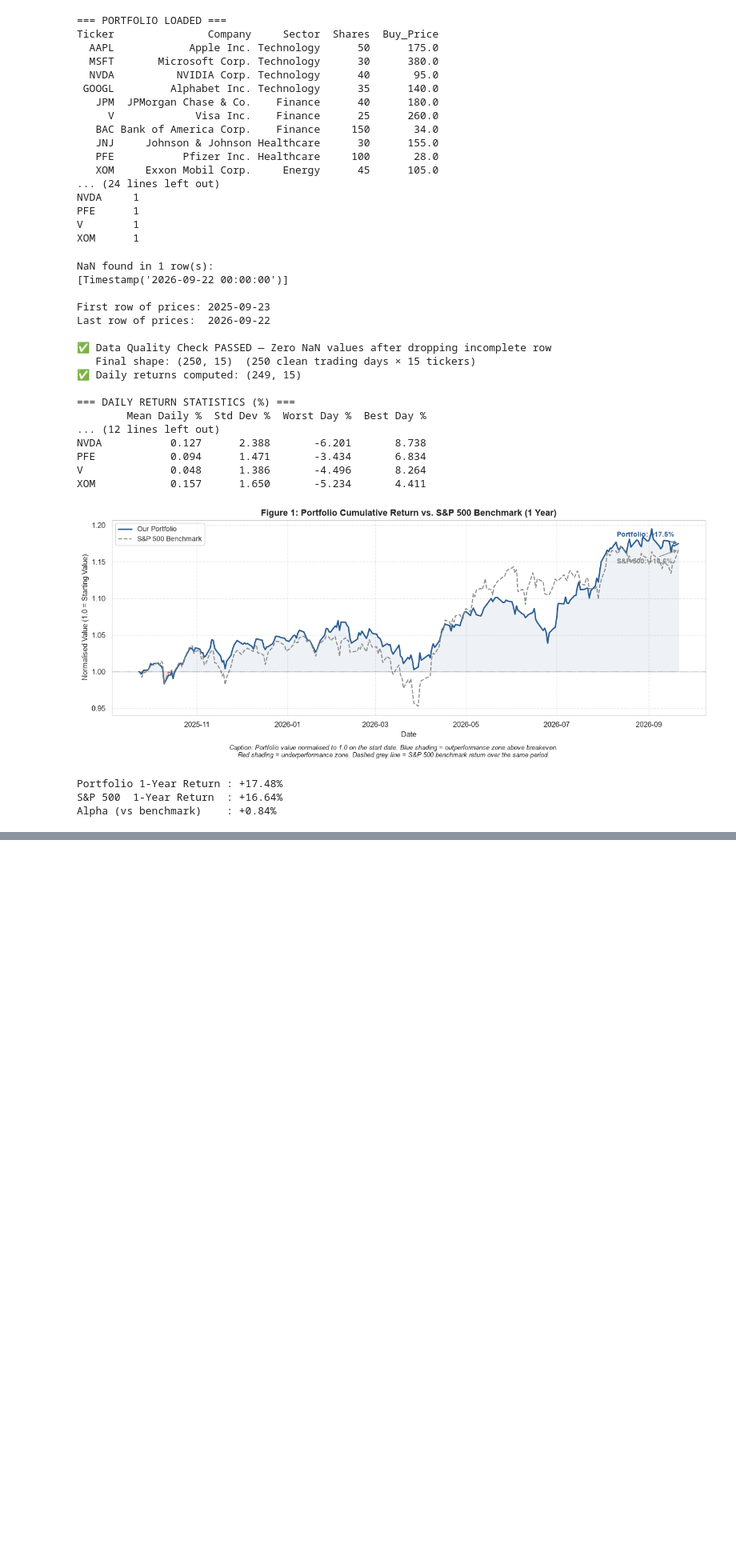
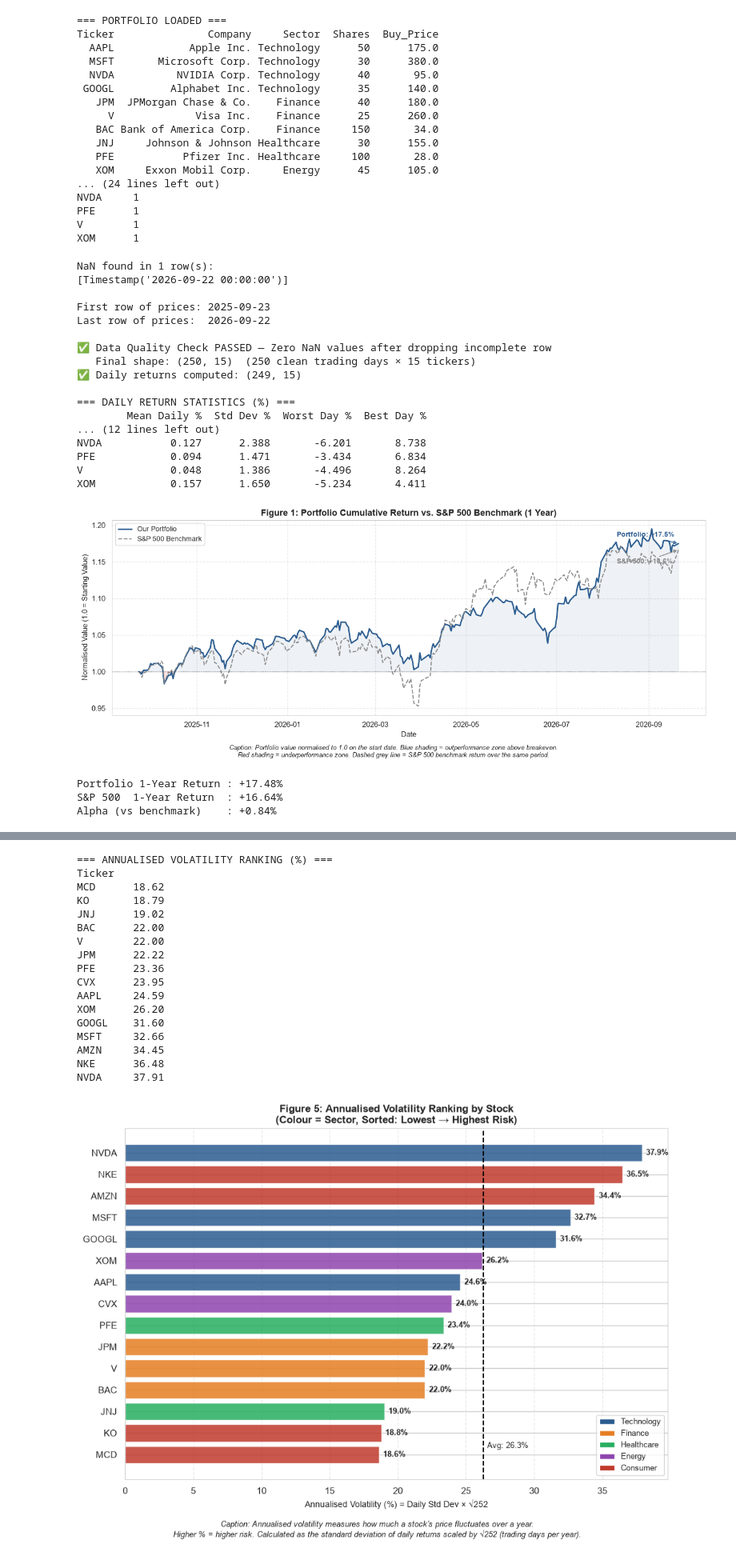
Before and after one commit to clivemisiko/ai_foundations, a Jupyter notebook: capstone_baseline.ipynb, the cells around one changed output, grey strips where cells are left out. Shown at 80% size. Saved outputs shown, nothing was run; the diff lists cells and outputs as text; code cells hidden in the pictures; blank space fills up the shorter version.

```diff
--- a/capstone_baseline.ipynb
+++ b/capstone_baseline.ipynb
@@ -191,0 +395,72 @@ Alpha (vs benchmark)    : +0.84%
+# %%
+# ── Annualised volatility = daily std × √252 trading days ────────────────────
+annual_vol = (daily_returns.std() * np.sqrt(252)).sort_values()
+
+print("=== ANNUALISED VOLATILITY RANKING (%) ===")
+print(annual_vol.round(2).to_string())
+
+# ── Horizontal bar chart (sorted lowest → highest) ────────────────────────────
+fig, ax = plt.subplots(figsize=(10, 7))
+
+colors = []
+for ticker in annual_vol.index:
+    sector = portfolio.set_index('Ticker').loc[ticker, 'Sector']
+    sector_colors = {
+        'Technology': '#2b5c8f',
+        'Finance':    '#e67e22',
+        'Healthcare': '#27ae60',
+        'Energy':     '#8e44ad',
+        'Consumer':   '#c0392b'
+    }
+    colors.append(sector_colors[sector])
+
+bars = ax.barh(annual_vol.index, annual_vol.values, color=colors, alpha=0.85, edgecolor='white')
+
+# Annotate each bar with the exact % value
+for bar, val in zip(bars, annual_vol.values):
+    ax.text(val + 0.3, bar.get_y() + bar.get_height()/2,
+            f'{val:.1f}%', va='center', fontsize=9, fontweight='bold')
+
+# Legend for sector colours
+from matplotlib.patches import Patch
+legend_elements = [Patch(facecolor='#2b5c8f', label='Technology'),
+                   Patch(facecolor='#e67e22', label='Finance'),
+                   Patch(facecolor='#27ae60', label='Healthcare'),
+                   Patch(facecolor='#8e44ad', label='Energy'),
+                   Patch(facecolor='#c0392b', label='Consumer')]
+ax.legend(handles=legend_elements, fontsize=9, loc='lower right')
+
+ax.set_title("Figure 5: Annualised Volatility Ranking by Stock\n(Colour = Sector, Sorted: Lowest → Highest Risk)",
+             fontsize=12, fontweight='bold')
+ax.set_xlabel("Annualised Volatility (%) = Daily Std Dev × √252", fontsize=10)
+ax.axvline(annual_vol.mean(), color='black', linewidth=1.5, linestyle='--',
+           label=f'Portfolio Avg: {annual_vol.mean():.1f}%')
+ax.text(annual_vol.mean() + 0.3, 0.3, f'Avg: {annual_vol.mean():.1f}%', fontsize=9)
+ax.grid(axis='x', linestyle='--', alpha=0.4)
+
+plt.figtext(0.5, -0.04,
+    "Caption: Annualised volatility measures how much a stock's price fluctuates over a year.\n"
+    "Higher % = higher risk. Calculated as the standard deviation of daily returns scaled by √252 (trading days per year).",
+    ha='center', fontsize=9, style='italic')
+
+plt.tight_layout()
+plt.show()
+# %% [output]
+=== ANNUALISED VOLATILITY RANKING (%) ===
+Ticker
+MCD      18.62
+KO       18.79
+JNJ      19.02
+BAC      22.00
+V        22.00
+JPM      22.22
+PFE      23.36
+CVX      23.95
+AAPL     24.59
+XOM      26.20
+GOOGL    31.60
+MSFT     32.66
+AMZN     34.45
+NKE      36.48
+NVDA     37.91
+[figure, added]
```
Also changed, not shown: parts of 3 cells of this notebook.
